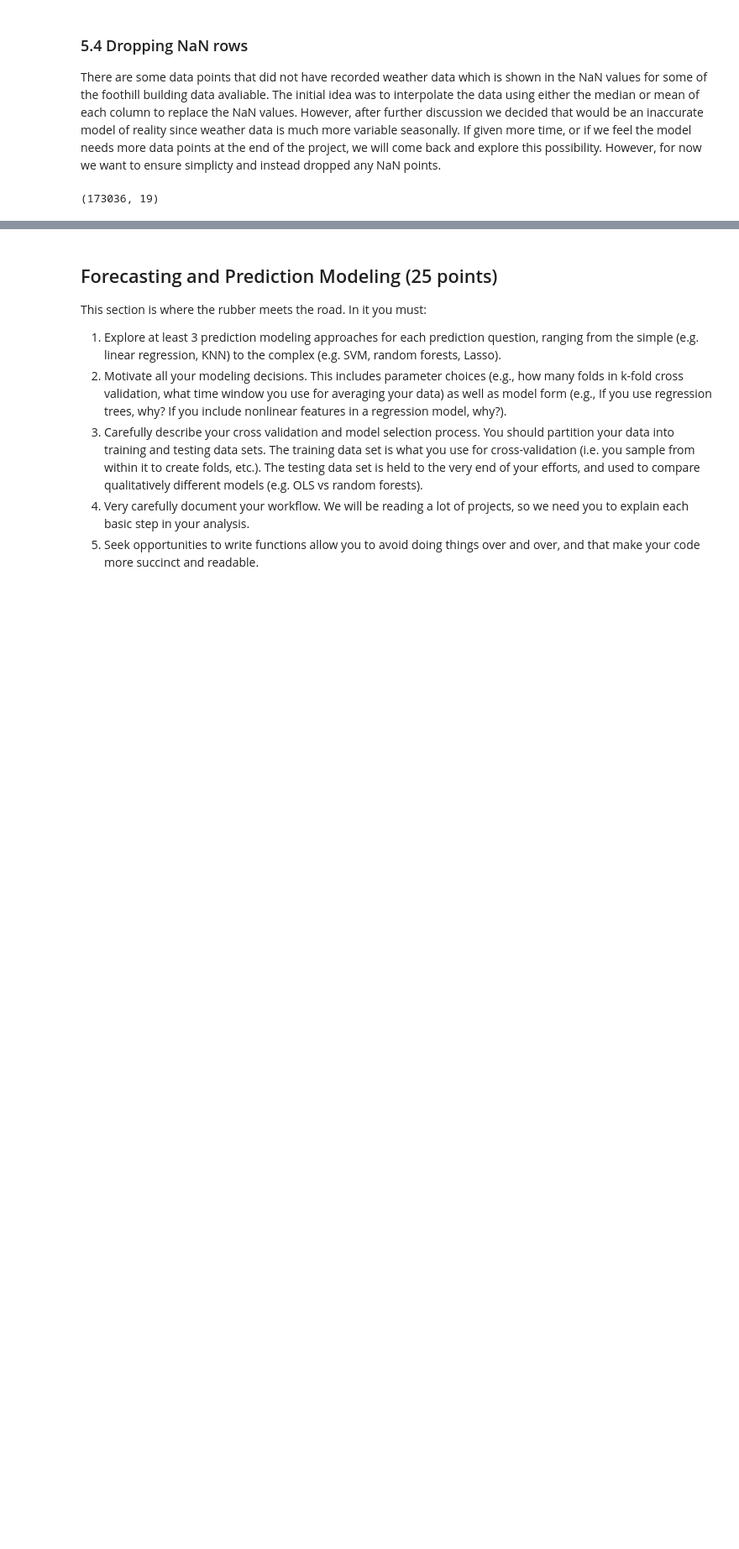
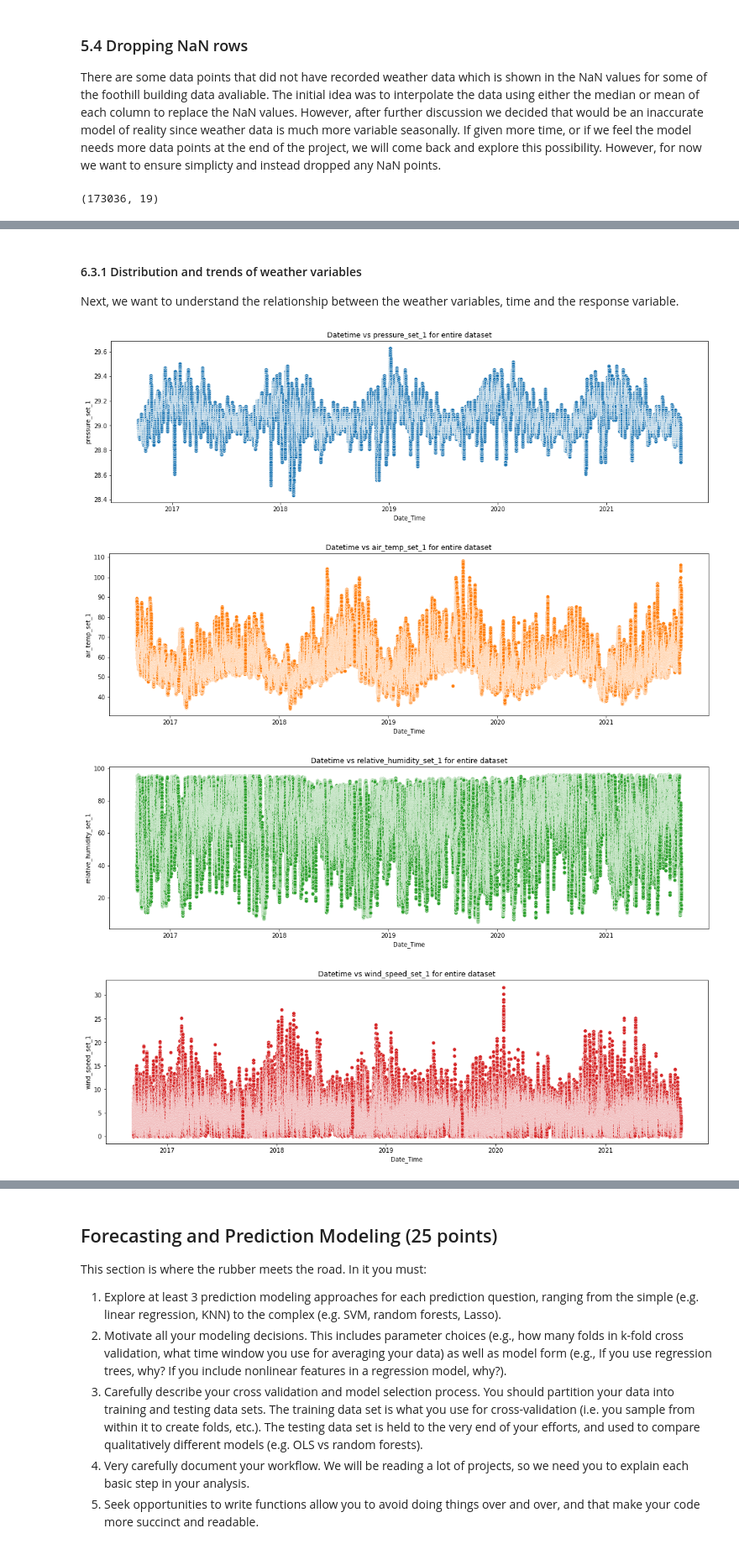
Before and after one commit to rachelngjiemin/131_group2, a Jupyter notebook: grp2_final_proj/FinalProjectTemplate_2022.ipynb, the cells around one changed output, grey strips where cells are left out. Shown at 84% size. Drawn from its saved outputs; the diff is of its cells as text; code cells hidden in the pictures; blank space fills up the shorter version.

```diff
--- a/grp2_final_proj/FinalProjectTemplate_2022.ipynb
+++ b/grp2_final_proj/FinalProjectTemplate_2022.ipynb
@@ -417,0 +516,17 @@ Group 2 subheaders for this section:
+# %% [markdown]
+#### 6.3.1 Distribution and trends of weather variables
+Next, we want to understand the relationship between the weather variables, time and the response variable.
+# %%
+df_combined[weather_features[0:-1]] = df_combined[weather_features[0:-1]].astype(np.float16)
+# %%
+c = 0
+for w in weather_features[0:-1]:
+    fig = plt.figure(figsize=(18,5))
+    sns.scatterplot(x='Date_Time', y=w, data=df_combined, color=colors[c])
+    plt.title(f'Datetime vs {w} for entire dataset')
+    c += 1
+# %% [output]
+[figure, added]
+[figure, added]
+[figure, added]
+[figure, added]
```
Also changed, not shown: parts of 23 cells of this notebook.
